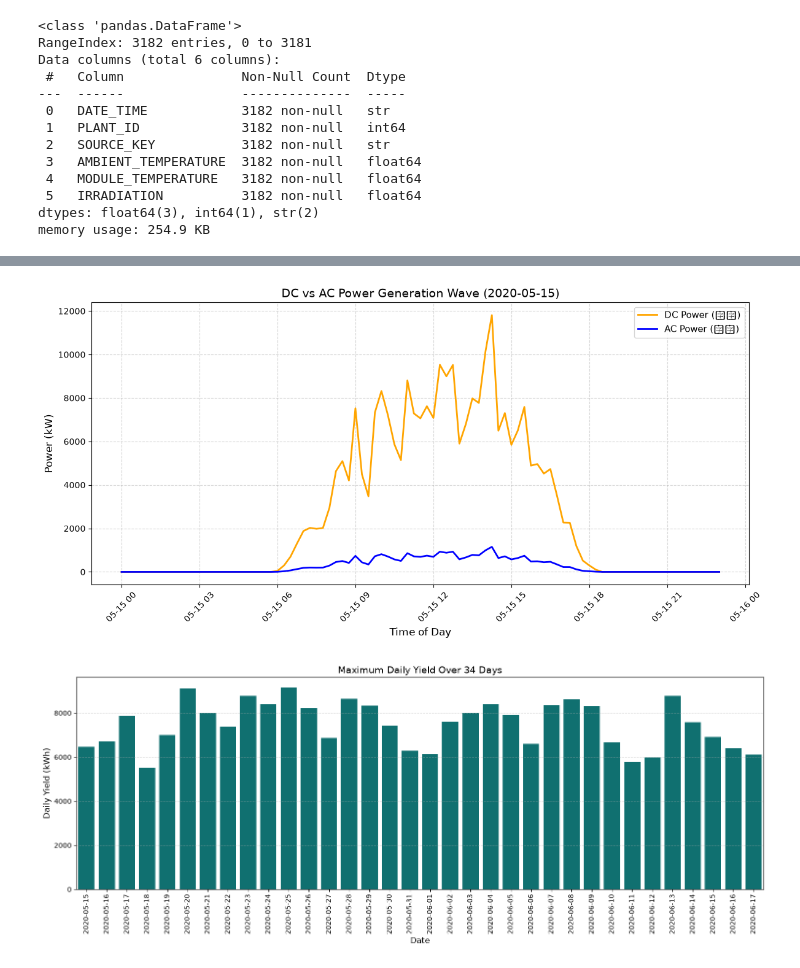
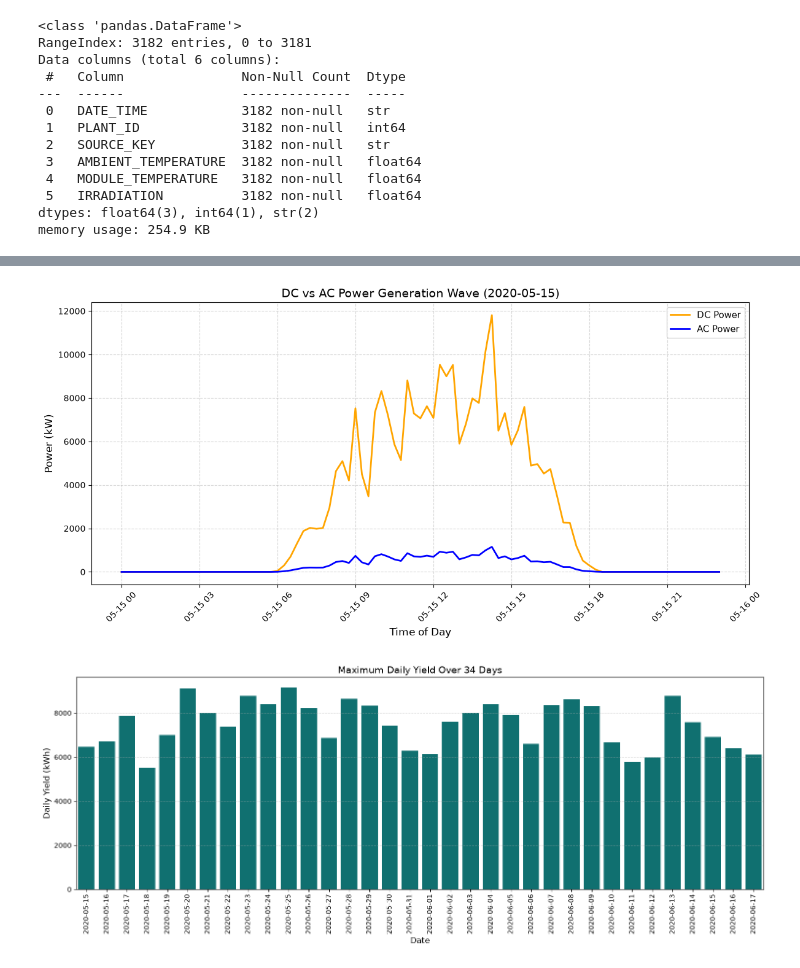
Before and after one commit to tateshita1908/solar-power-forecasting-system, a Jupyter notebook: notebooks/01_equipment_fault_detection.ipynb, the cells around one changed output, grey strips where cells are left out. Saved outputs shown, nothing was run; the diff lists cells and outputs as text; code cells hidden in the pictures.

```diff
--- a/notebooks/01_equipment_fault_detection.ipynb
+++ b/notebooks/01_equipment_fault_detection.ipynb
@@ -86,27 +86,28 @@ print("データの終了日:", plant1_gen_df['DATE_TIME'].max())
 # %%
-# 1. 抽出したい日付を指定（お好きな日付に変えて実験できます）
+# 1. Specify the target date to analyze (Feel free to change the date for experimentation)
 target_date = '2020-05-15'
 
-# 2. 指定した日付のデータだけをフィルタリング
+# 2. Filter the dataset to include only the specified target date
 day_df = plant1_gen_df[plant1_gen_df['DATE_TIME'].dt.date == pd.to_datetime(target_date).date()]
 
-# 3. インバーターごとに動きが若干違うため、今回は「全体の平均的な動き」をプロット
-# （特定の1台に絞りたい場合は、ここでSOURCE_KEYを指定してフィルタリングしてもOKです）
+# 3. Calculate the average across all inverters since performance varies slightly per device
+# (You can also filter by a specific SOURCE_KEY here if you want to inspect a single inverter)
 hourly_avg = day_df.groupby('DATE_TIME')[['DC_POWER', 'AC_POWER']].mean().reset_index()
 
-# 4. グラフの描画
+# 4. Plot the time-series comparative line chart
 plt.figure(figsize=(12, 6))
-plt.plot(hourly_avg['DATE_TIME'], hourly_avg['DC_POWER'], label='DC Power (直流)', color='orange', lw=2)
-plt.plot(hourly_avg['DATE_TIME'], hourly_avg['AC_POWER'], label='AC Power (交流)', color='blue', lw=2)
+# Updated labels to standard English to prevent any UserWarning font errors
+plt.plot(hourly_avg['DATE_TIME'], hourly_avg['DC_POWER'], label='DC Power', color='orange', lw=2)
+plt.plot(hourly_avg['DATE_TIME'], hourly_avg['AC_POWER'], label='AC Power', color='blue', lw=2)
 
 plt.title(f"DC vs AC Power Generation Wave ({target_date})", fontsize=14)
 plt.xlabel("Time of Day", fontsize=12)
 plt.ylabel("Power (kW)", fontsize=12)
 plt.grid(True, linestyle='--', alpha=0.5)
 plt.legend(fontsize=11)
 plt.xticks(rotation=45)
 plt.tight_layout()
 plt.show()
 # %% [output]
-[figure, old version]
+[figure, new version]
 # %%
```
Also changed, not shown: parts of 10 cells of this notebook.
